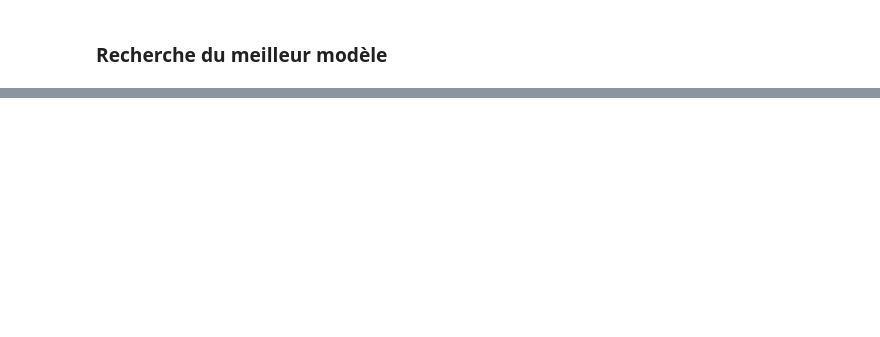
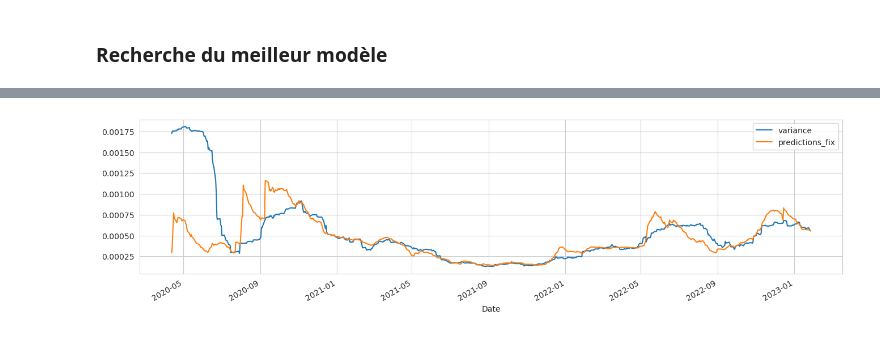
Before and after one commit to RyanSAMAMA/Ensae_projetMDR, a Jupyter notebook: ryanbrouillon.ipynb, the cells around one changed output, grey strips where cells are left out. Cells and saved outputs as stored; diff of their text form; code cells hidden in the pictures; blank space fills up the shorter version.

Commit message:
Correction du fit avec KalmanFilter et prédiction sur 7 jours

```diff
--- a/ryanbrouillon.ipynb
+++ b/ryanbrouillon.ipynb
@@ -293,0 +313,16 @@ plt
+# %%
+from pykalman import KalmanFilter
+
+def KalmanFilterAverage(x):
+    kf = KalmanFilter(transition_matrices=[1],
+                      observation_matrices=[1],
+                      initial_state_mean=0,
+                      initial_state_covariance=1,
+                      observation_covariance=1,
+                      transition_covariance=0.01)
+    state_means, _ = kf.filter(x.values)
+    state_means = pd.Series(state_means.flatten(), index = x.index)
+    return state_means
+
+data['predictions_fix'] = KalmanFilterAverage(data['predictions'])
+data
@@ -293,0 +344,5 @@ plt
+# %%
+data[['variance','predictions_fix']].plot(figsize=(16,4))
+plt.show()
+# %% [output]
+[figure, added]
```
Also changed, not shown: parts of 14 cells of this notebook, 1 other file.
